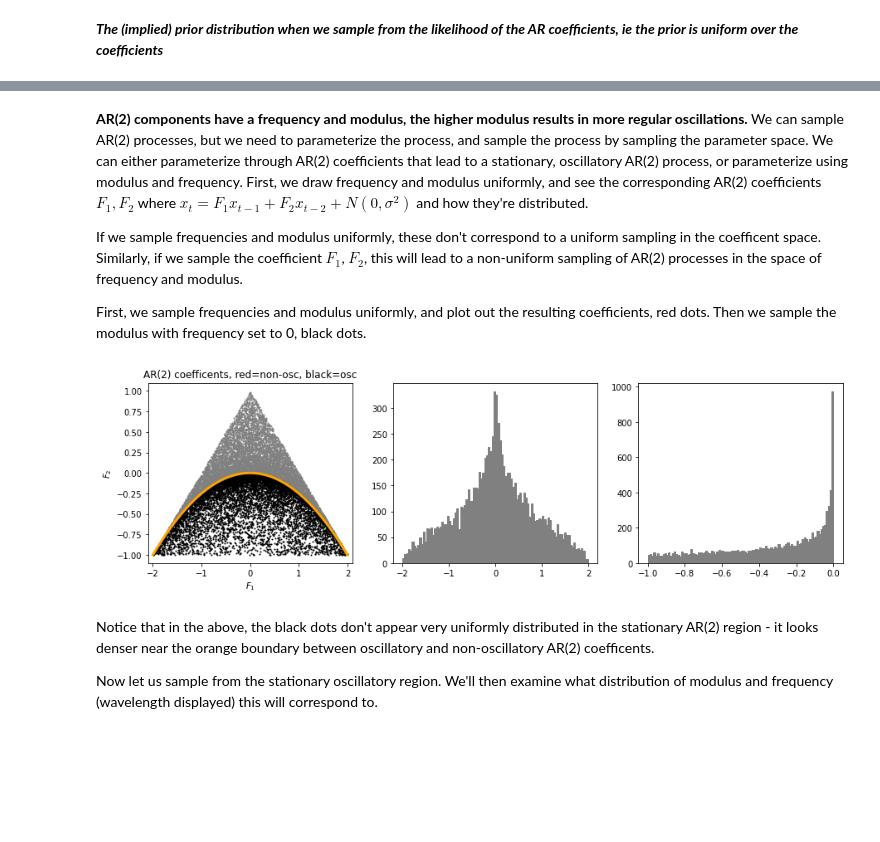
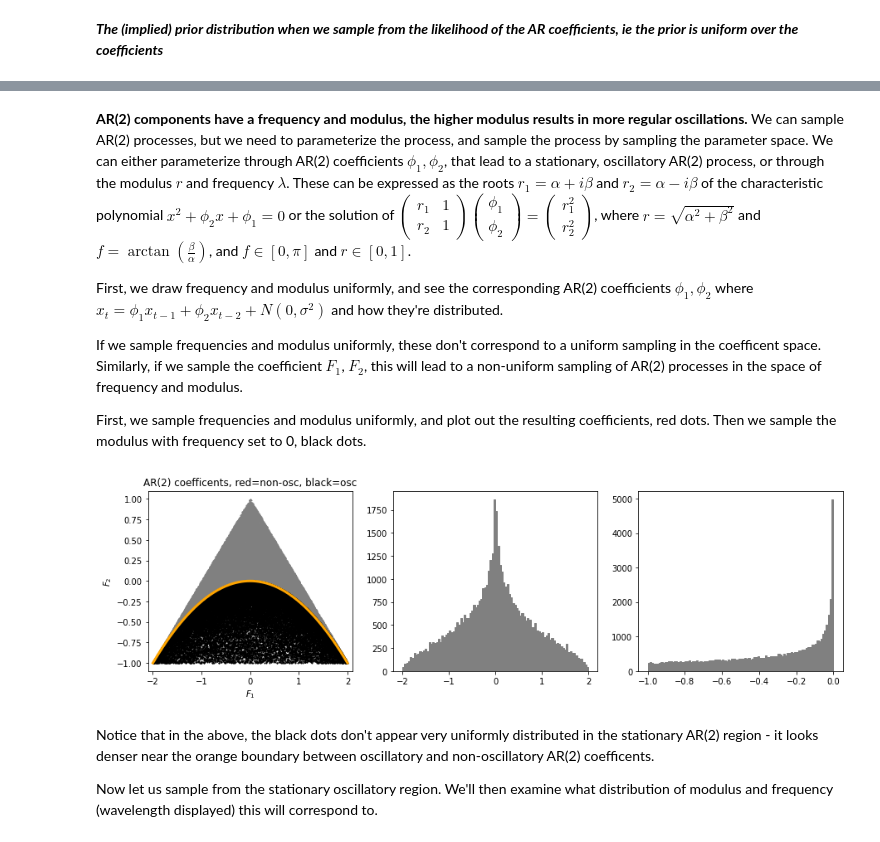
Before and after one commit to AraiKensuke/LOST, a Jupyter notebook: Notebooks/AR2_priors.ipynb, the cells around one changed output, grey strips where cells are left out. Cells and saved outputs as stored; diff of their text form; code cells hidden in the pictures; blank space fills up the shorter version.

```diff
--- a/Notebooks/AR2_priors.ipynb
+++ b/Notebooks/AR2_priors.ipynb
@@ -39,5 +21,7 @@ x86_64-linux-gnu-gcc -pthread -shared -Wl,-O1 -Wl,-Bsymbolic-functions -Wl,-Bsym
 # %% [markdown]
-**AR(2) components have a frequency and modulus, the higher modulus results in more regular oscillations.**  We can sample AR(2) processes, but we need to parameterize the process, and sample the process by sampling the parameter space.  We can either parameterize through AR(2) coefficients that lead to a stationary, oscillatory AR(2) process, or parameterize using modulus and frequency.  First, we draw frequency and modulus uniformly, and see the corresponding AR(2) coefficients $F_1, F_2$ where $x_t = F_1 x_{t-1} + F_2 x_{t-2} + N(0, \sigma^2)$ and how they're distributed.
+**AR(2) components have a frequency and modulus, the higher modulus results in more regular oscillations.**  We can sample AR(2) processes, but we need to parameterize the process, and sample the process by sampling the parameter space.  We can either parameterize through AR(2) coefficients $\phi_1, \phi_2$, that lead to a stationary, oscillatory AR(2) process, or through the modulus $r$ and frequency $\lambda$.  These can be expressed as the roots $r_1 = \alpha + i\beta$ and $r_2 = \alpha - i\beta$ of the characteristic polynomial $x^2 + \phi_2 x + \phi_1 = 0$ or the solution of $\begin{pmatrix}r_1 & 1 \\ r_2 &  1\end{pmatrix}\begin{pmatrix}\phi_1 \\ \phi_2\end{pmatrix} = \begin{pmatrix}r_1^2 \\ r_2^2\end{pmatrix}$, where $r = \sqrt{\alpha^2 + \beta^2}$ and $f = \arctan \left(\frac{\beta}{\alpha}\right)$, and $f \in [0, \pi]$ and $r \in [0, 1]$.
+
+First, we draw frequency and modulus uniformly, and see the corresponding AR(2) coefficients $\phi_1, \phi_2$ where $x_t = \phi_1 x_{t-1} + \phi_2 x_{t-2} + N(0, \sigma^2)$ and how they're distributed.
 
 If we sample frequencies and modulus uniformly, these don't correspond to a uniform sampling in the coefficent space.  Similarly, if
 we sample the coefficient $F_1$, $F_2$, this will lead to a non-uniform sampling of AR(2) processes in the space of frequency and modulus.
@@ -53,7 +37,7 @@ import matplotlib.pyplot as _plt
 #  the actual eigenvalues need | eigenvalue | < 1.  (1 / ev) > 1
 
 k    = 2
-N    = 10000
+N    = 50000
 ra   = 0
 rb   = 1
 
@@ -99,35 +83,36 @@ for n in range(N):
 
 #    bBdd, iBdd, rts = _arl.cmplxRoots(F)
 #    if not bBdd:
 #        print "Woops"
 
 
 x = _N.linspace(-2, 2, 201)
-y = 0.25*(4 - x**2) - 1
+#y = 0.25*(4 - x**2) - 1
+y = -0.25*x**2
 
 #  rts == (1./(r1*r1.conjugate())), (1./(r1*r1.conjugate()))
 fig = _plt.figure(figsize=(15, 4))
 fig.add_subplot(1, 3, 1)
 _plt.title("AR(2) coefficents, red=non-osc, black=osc")
 _plt.scatter(Fsr[:, 0], Fsr[:, 1], marker=".", s=4, color="grey")
 _plt.grid()
 _plt.xlim(-2.5, 2.5)
 _plt.ylim(-1.5, 1.5)
 #fig.add_subplot(1, 2, 2)
 _plt.scatter(Fsi[:, 0], Fsi[:, 1], marker=".", s=4, color="black")
 _plt.plot(x, y, color="orange", lw=3)
 _plt.grid()
 _plt.xlim(-2.1, 2.1)
 _plt.ylim(-1.1, 1.1)
 _plt.xlabel(r"$F_1$")
 _plt.ylabel(r"$F_2$")
 
 fig.add_subplot(1, 3, 2)
 suppress = _plt.hist(Fsi[:, 0], bins=_N.linspace(-2, 2, 101), color="grey", edgecolor="grey")
 fig.add_subplot(1, 3, 3)
 suppress = _plt.hist(Fsi[:, 1], bins=_N.linspace(-1, 0, 101), color="grey", edgecolor="grey")
 # %% [output]
-[figure, old version]
+[figure, new version]
 # %% [markdown]
 Notice that in the above, the black dots don't appear very uniformly distributed in the stationary AR(2) region - it looks denser near the orange boundary between oscillatory and non-oscillatory AR(2) coefficents.
 
```
Also changed, not shown: parts of 1 cell of this notebook.
